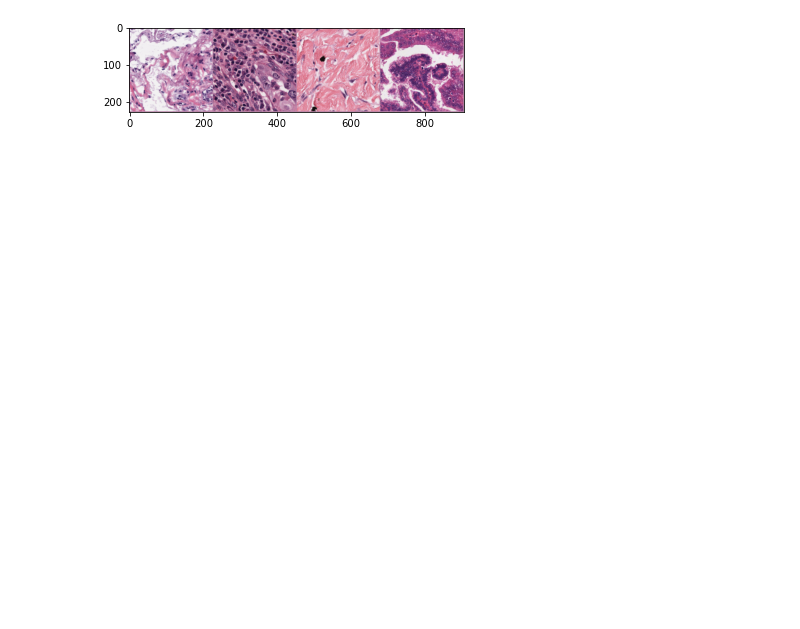
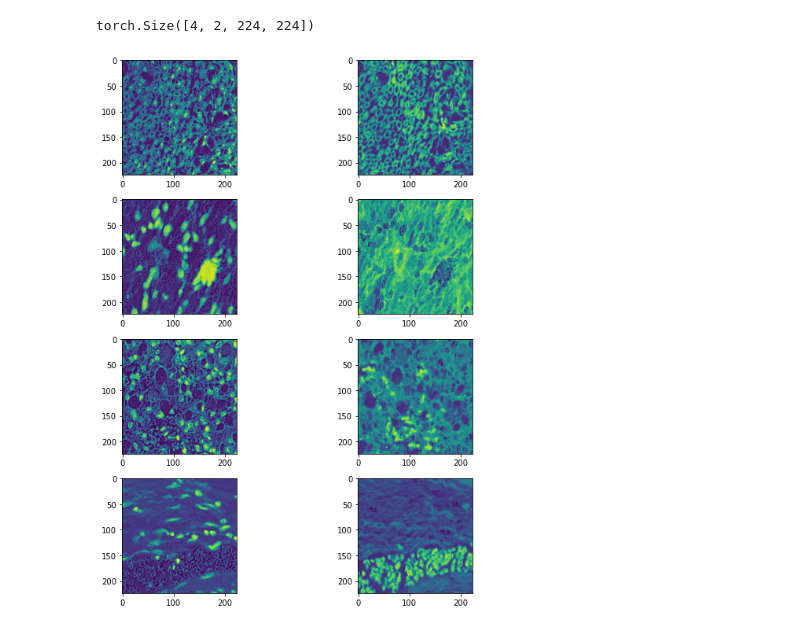
Before and after one commit to mellertd/roux_ml_final, a Jupyter notebook: Final_project_cancerdata.ipynb, the cells around one changed output. Drawn from its saved outputs; the diff is of its cells as text; code cells hidden in the pictures; blank space fills up the shorter version.

Commit message:
added stain normalizing

```diff
--- a/Final_project_cancerdata.ipynb
+++ b/Final_project_cancerdata.ipynb
@@ -31,0 +46,20 @@ print(stds)
+# %%
+class ExtractStains:
+    '''Normalize H&E staining and assign H&E staining to channels'''
+
+    def __call__(self, x):
+        '''x is a RGB PIL image, returns a Tensor'''
+        outarr = np.zeros((2, *x.size))
+        im = np.asarray(x)
+        _, h, e = normalizeStaining(im)
+        outarr[0, ...] = invert(rgb2gray(h))
+        outarr[1, ...] = invert(rgb2gray(e))
+        return FloatTensor(outarr)
+
+def extract_stains(pil_im):
+    outarr = np.zeros((*pil_im.size, 2))
+    im = np.asarray(pil_im)
+    _, h, e = normalizeStaining(im)
+    outarr[..., 0] = invert(rgb2gray(h))
+    outarr[..., 1] = invert(rgb2gray(e))
+    return outarr
@@ -32,19 +94,11 @@ print(stds)
 # %%
+means = np.array([0.21757597, 0.25600186])
+stds = np.array([0.06740291, 0.05294249])
+
 data_transform = transforms.Compose([
         transforms.RandomResizedCrop(224),
         transforms.RandomHorizontalFlip(),
-        transforms.ToTensor(),
+        ExtractStains(),
         transforms.Normalize(mean=means, std=stds)
     ])
-
-def view_grid(inp, title=None):
-    """Imshow for Tensor."""
-    inp = inp.numpy().transpose((1, 2, 0))
-    mean = means
-    std = stds
-    inp = std * inp + mean
-    inp = np.clip(inp, 0, 1)
-    plt.imshow(inp)
-    if title is not None:
-        plt.title(title)
 # %%
@@ -61,9 +113,11 @@ dl_train = DataLoader(data_train, batch_size=4, shuffle=True)
 dl_valid = DataLoader(data_valid, batch_size=4, shuffle=True)
 # %%
 ims, _ = next(iter(dl_test))
-
-grid = make_grid(ims)
-
-view_grid(grid)
+print(ims.shape)
+fig, axs = plt.subplots(ims.shape[0],2, figsize=(10,10), layout='tight')
+for i, ax in enumerate(axs):
+    for j, axx in enumerate(ax):
+        axx.imshow(ims[i, j, :, :])
 # %% [output]
+torch.Size([4, 2, 224, 224])
-[figure, old version]
+[figure, new version]
```
Also changed, not shown: parts of 8 cells of this notebook, 1 other file.
